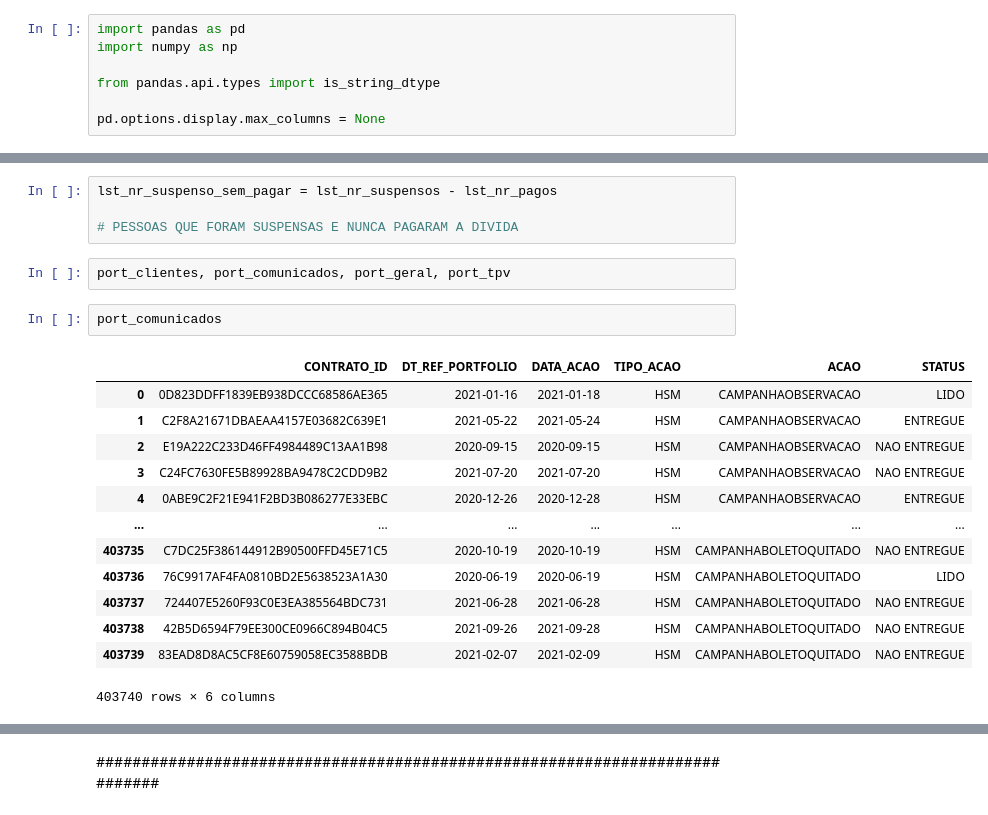
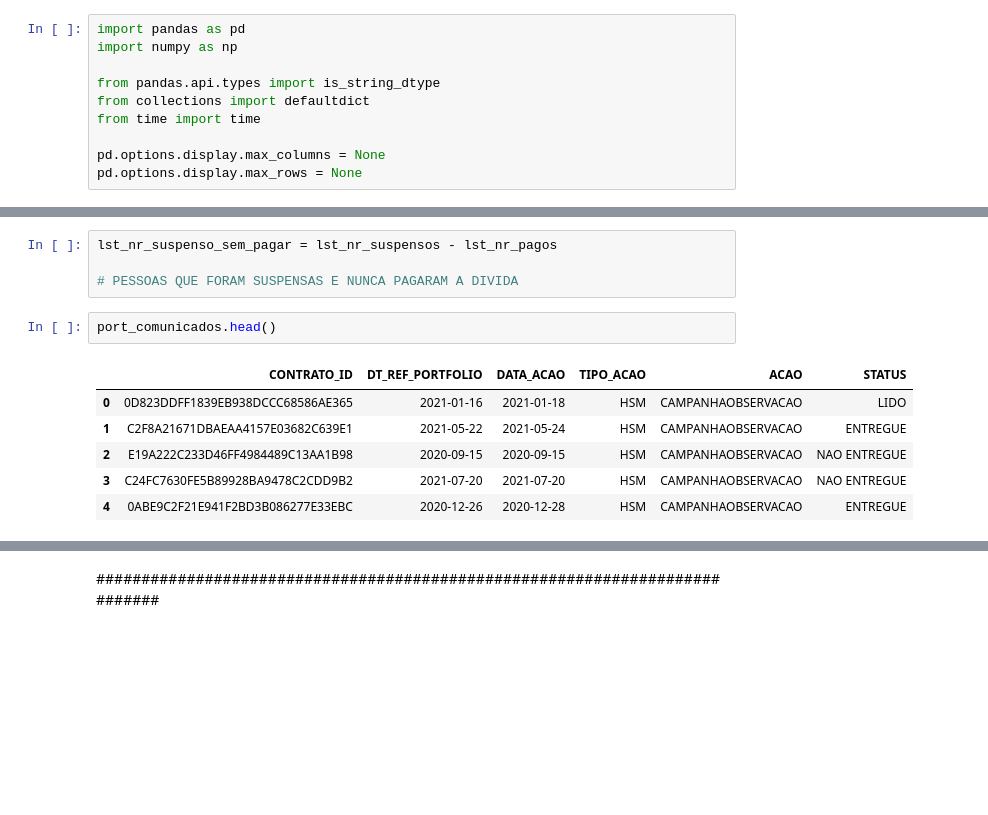
Before and after one commit to mayara-canaver/Stone-Challenge, a Jupyter notebook: docs/python/main.ipynb, the cells around one changed output, grey strips where cells are left out. Saved outputs shown, nothing was run; the diff lists cells and outputs as text; blank space fills up the shorter version.

```diff
--- a/docs/python/main.ipynb
+++ b/docs/python/main.ipynb
@@ -3,5 +3,8 @@ import pandas as pd
 import numpy as np
 
 from pandas.api.types import is_string_dtype
+from collections import defaultdict
+from time import time
 
 pd.options.display.max_columns = None
+pd.options.display.max_rows = None
@@ -73,21 +62,12 @@ lst_nr_pago_sem_suspenso = lst_nr_pagos - lst_nr_suspensos
 lst_nr_suspenso_sem_pagar = lst_nr_suspensos - lst_nr_pagos
 
 # PESSOAS QUE FORAM SUSPENSAS E NUNCA PAGARAM A DIVIDA
-# %%
-port_clientes, port_comunicados, port_geral, port_tpv
 # %%
-port_comunicados
+port_comunicados.head()
 # %% [output]
 |  | CONTRATO_ID | DT_REF_PORTFOLIO | DATA_ACAO | TIPO_ACAO | ACAO | STATUS |
 | 0 | 0D823DDFF1839EB938DCCC68586AE365 | 2021-01-16 | 2021-01-18 | HSM | CAMPANHAOBSERVACAO | LIDO |
 | 1 | C2F8A21671DBAEAA4157E03682C639E1 | 2021-05-22 | 2021-05-24 | HSM | CAMPANHAOBSERVACAO | ENTREGUE |
 | 2 | E19A222C233D46FF4984489C13AA1B98 | 2020-09-15 | 2020-09-15 | HSM | CAMPANHAOBSERVACAO | NAO ENTREGUE |
 | 3 | C24FC7630FE5B89928BA9478C2CDD9B2 | 2021-07-20 | 2021-07-20 | HSM | CAMPANHAOBSERVACAO | NAO ENTREGUE |
 | 4 | 0ABE9C2F21E941F2BD3B086277E33EBC | 2020-12-26 | 2020-12-28 | HSM | CAMPANHAOBSERVACAO | ENTREGUE |
-| ... | ... | ... | ... | ... | ... | ... |
-| 403735 | C7DC25F386144912B90500FFD45E71C5 | 2020-10-19 | 2020-10-19 | HSM | CAMPANHABOLETOQUITADO | NAO ENTREGUE |
-| 403736 | 76C9917AF4FA0810BD2E5638523A1A30 | 2020-06-19 | 2020-06-19 | HSM | CAMPANHABOLETOQUITADO | LIDO |
-| 403737 | 724407E5260F93C0E3EA385564BDC731 | 2021-06-28 | 2021-06-28 | HSM | CAMPANHABOLETOQUITADO | NAO ENTREGUE |
-| 403738 | 42B5D6594F79EE300CE0966C894B04C5 | 2021-09-26 | 2021-09-28 | HSM | CAMPANHABOLETOQUITADO | NAO ENTREGUE |
-| 403739 | 83EAD8D8AC5CF8E60759058EC3588BDB | 2021-02-07 | 2021-02-09 | HSM | CAMPANHABOLETOQUITADO | NAO ENTREGUE |
-403740 rows × 6 columns
```
Also changed, not shown: parts of 124 cells of this notebook, 2 other files.
